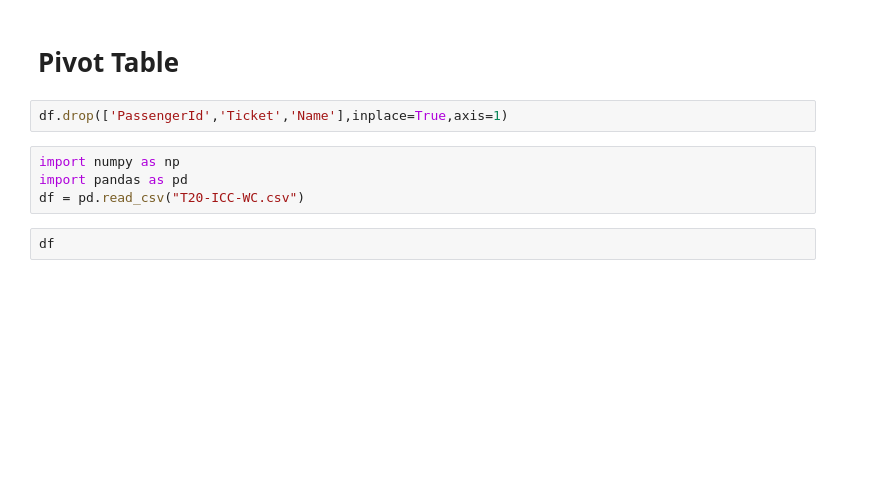
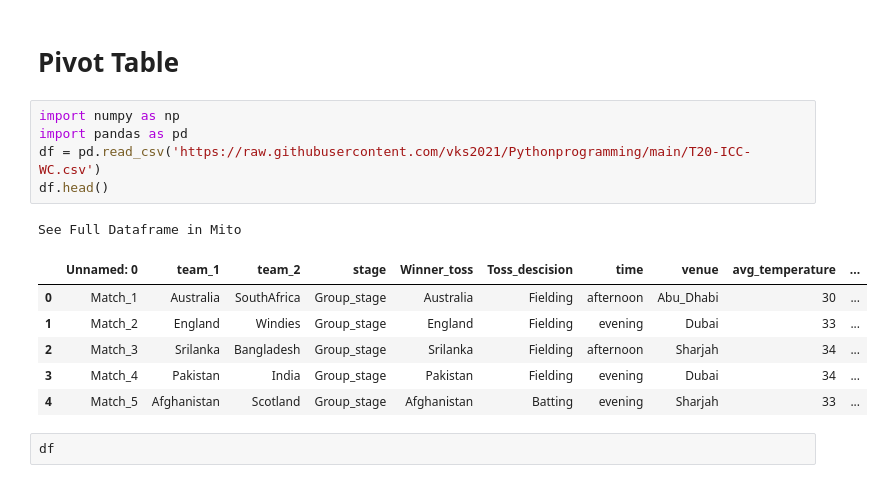
Before and after one commit to vks2021/Pythonprogramming, a Jupyter notebook: LinkedIn Post 37 - Pivot table.ipynb, the cells around one changed output. Saved outputs shown, nothing was run; the diff lists cells and outputs as text; blank space fills up the shorter version.

```diff
--- a/LinkedIn Post 37 - Pivot table.ipynb
+++ b/LinkedIn Post 37 - Pivot table.ipynb
@@ -1,11 +1,18 @@
 # %% [markdown]
 # Pivot Table
-# %%
-df.drop(['PassengerId','Ticket','Name'],inplace=True,axis=1)
 # %%
 import numpy as np
 import pandas as pd
-df = pd.read_csv("T20-ICC-WC.csv")
+df = pd.read_csv('https://raw.githubusercontent.com/vks2021/Pythonprogramming/main/T20-ICC-WC.csv')
+df.head()
+# %% [output]
+See Full Dataframe in Mito
+|  | Unnamed: 0 | team_1 | team_2 | stage | Winner_toss | Toss_descision | time | venue | avg_temperature | ... |
+| 0 | Match_1 | Australia | SouthAfrica | Group_stage | Australia | Fielding | afternoon | Abu_Dhabi | 30 | ... |
+| 1 | Match_2 | England | Windies | Group_stage | England | Fielding | evening | Dubai | 33 | ... |
+| 2 | Match_3 | Srilanka | Bangladesh | Group_stage | Srilanka | Fielding | afternoon | Sharjah | 34 | ... |
+| 3 | Match_4 | Pakistan | India | Group_stage | Pakistan | Fielding | evening | Dubai | 34 | ... |
+| 4 | Match_5 | Afghanistan | Scotland | Group_stage | Afghanistan | Batting | evening | Sharjah | 33 | ... |
 # %%
 df
 # %% [output]
```
Also changed, not shown: parts of 8 cells of this notebook.
